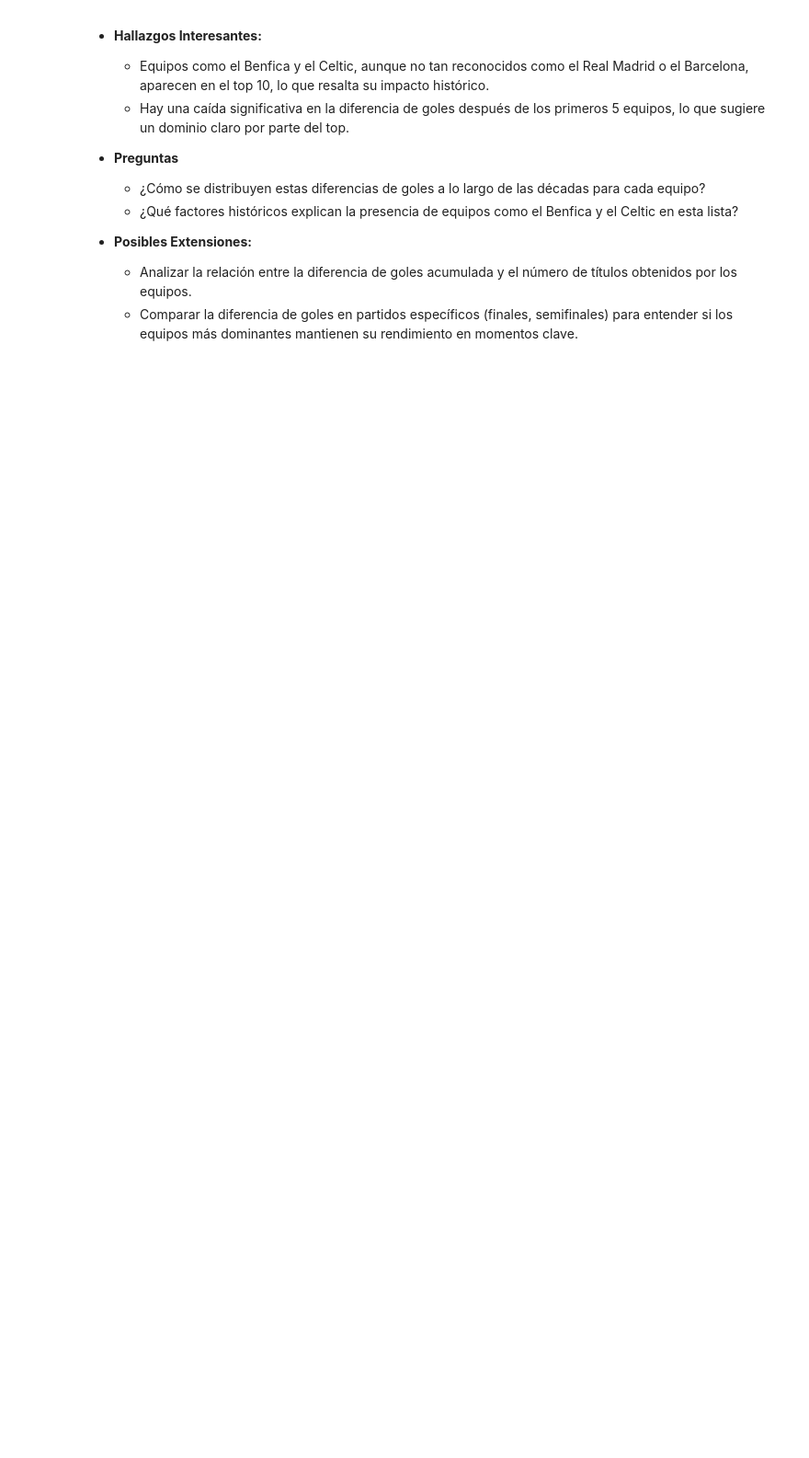
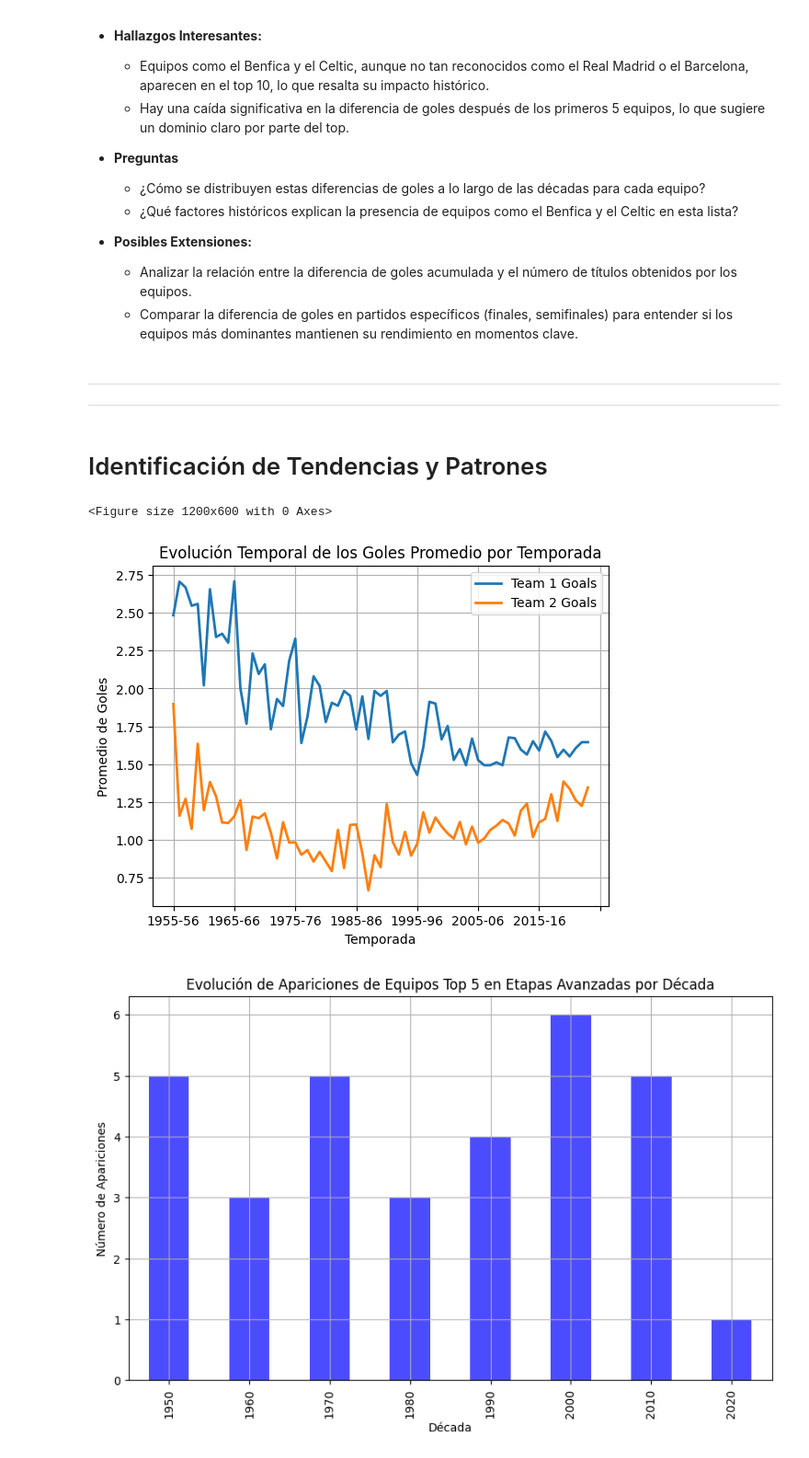
Before and after one commit to 27MarioGomez/ONLINE_DS_THEBRIDGE_27MarioGomez, a Jupyter notebook: Project_Break_I__EDA/EDA - CHAMPIONS LEAGUE/main.ipynb, the cells around one changed output. Shown at 92% size. Drawn from its saved outputs; the diff is of its cells as text; code cells hidden in the pictures; blank space fills up the shorter version.

Commit message:
upd Analisis Tendencias y Patrones

```diff
--- a/Project_Break_I__EDA/EDA - CHAMPIONS LEAGUE/main.ipynb
+++ b/Project_Break_I__EDA/EDA - CHAMPIONS LEAGUE/main.ipynb
@@ -1074,3 +1074,48 @@ plt.show()
 - **Posibles Extensiones:**
   - Analizar la relación entre la diferencia de goles acumulada y el número de títulos obtenidos por los equipos.
   - Comparar la diferencia de goles en partidos específicos (finales, semifinales) para entender si los equipos más dominantes mantienen su rendimiento en momentos clave.
+# %% [markdown]
+---
+---
+# %% [markdown]
+# Identificación de Tendencias y Patrones
+# %%
+# Análisis de Tendencias y Patrones
+
+# 1. Evolución temporal de los goles promedio por temporada.
+plt.figure(figsize=(12, 6))
+df_cleaned.groupby('Season')[['Team 1 Goals', 'Team 2 Goals']].mean().plot(kind='line', linewidth=2)
+plt.title("Evolución Temporal de los Goles Promedio por Temporada")
+plt.xlabel("Temporada")
+plt.ylabel("Promedio de Goles")
+plt.grid()
+plt.show()
+
+# 2. Análisis de tendencias de los equipos top 5 en etapas avanzadas por década.
+df_cleaned['Decade'] = (df_cleaned['Season'].str[:4].astype(int) // 10) * 10
+top_teams_advanced = df_cleaned[df_cleaned['Round'].isin(['Semifinal', 'Final'])].groupby(['Decade', 'Team 1'])['Team 1'].count().unstack(fill_value=0)
+top_teams_advanced = top_teams_advanced[top_teams].sum(axis=1)
+
+plt.figure(figsize=(10, 6))
+top_teams_advanced.plot(kind='bar', color='blue', alpha=0.7)
+plt.title("Evolución de Apariciones de Equipos Top 5 en Etapas Avanzadas por Década")
+plt.xlabel("Década")
+plt.ylabel("Número de Apariciones")
+plt.grid()
+plt.show()
+
+# 3. Comparación entre goles anotados y encajados en los últimos 10 años.
+recent_years = df_cleaned[df_cleaned['Season'] >= '2013-14']
+recent_years_team_goals = recent_years.groupby('Team 1')[['Team 1 Goals', 'Team 2 Goals']].mean().sort_values(by='Team 1 Goals', ascending=False).head(10)
+
+recent_years_team_goals.plot(kind='bar', figsize=(12, 6), color=['green', 'red'])
+plt.title("Promedio de Goles Anotados vs Encajados: Últimos 10 Años")
+plt.xlabel("Equipo")
+plt.ylabel("Promedio de Goles")
+plt.legend(["Goles Anotados", "Goles Encajados"])
+plt.grid()
+plt.show()
+# %% [output]
+<Figure size 1200x600 with 0 Axes>
+[figure, added]
+[figure, added]
```
Also changed, not shown: parts of 1 cell of this notebook.
